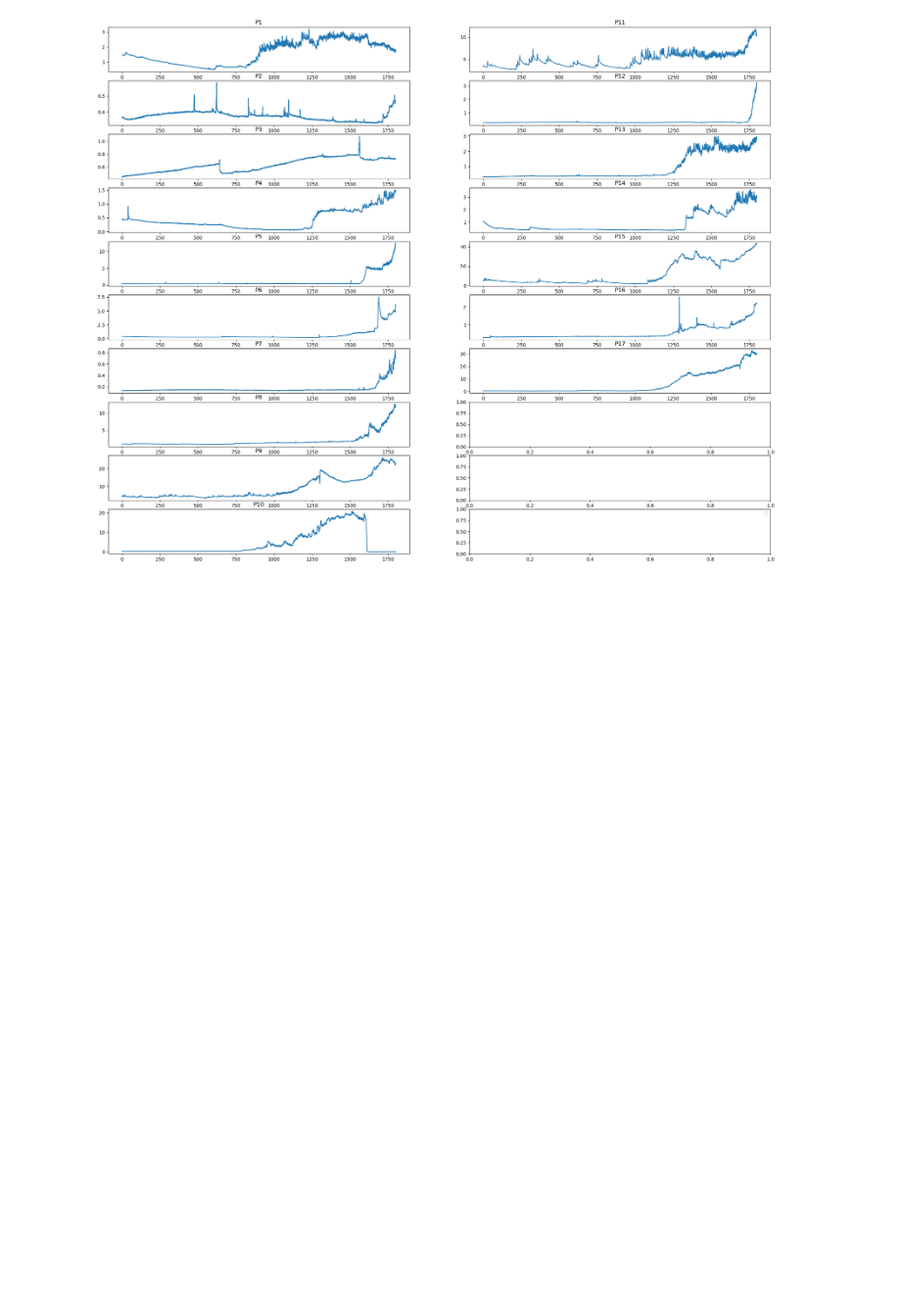
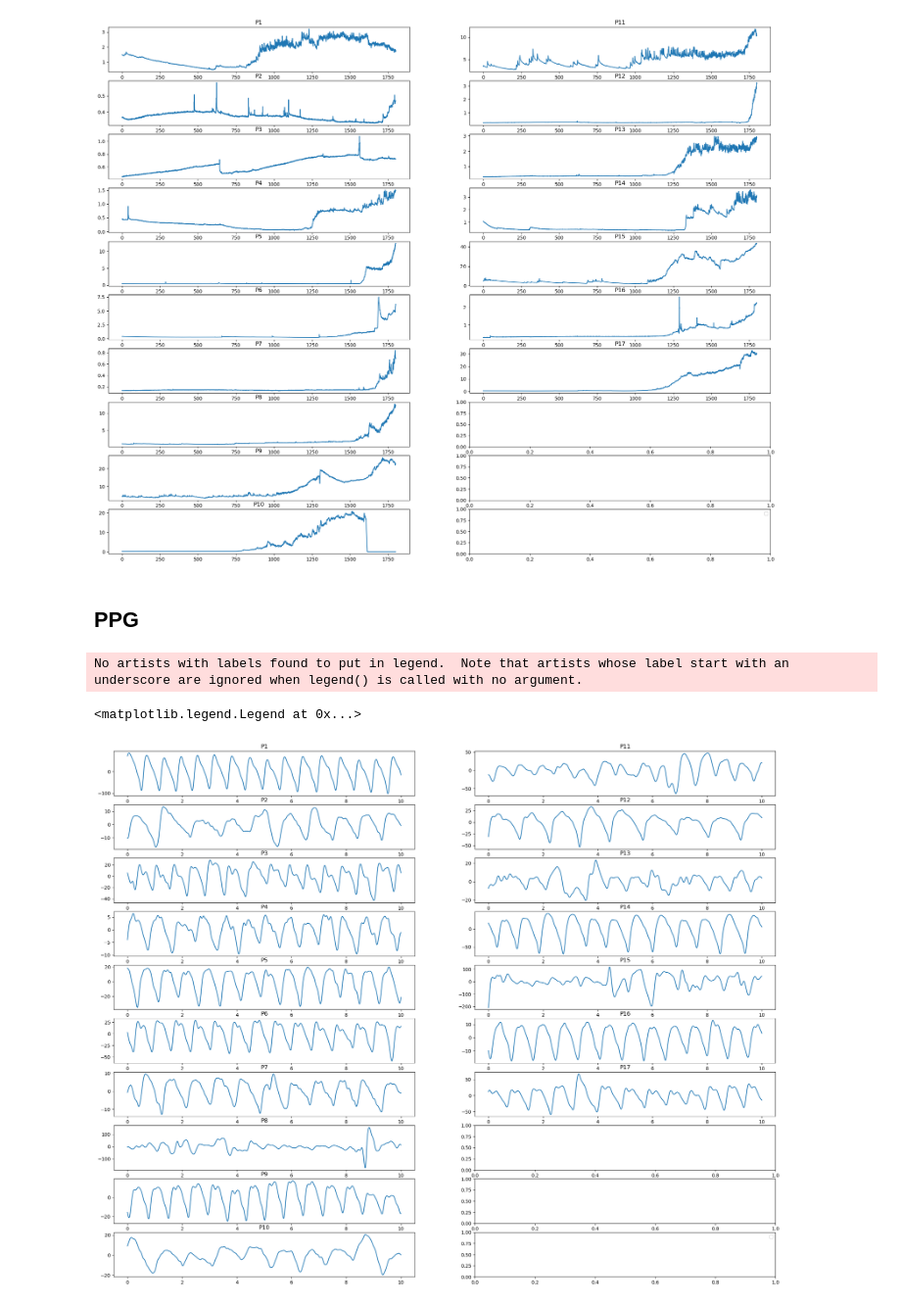
Before and after one commit to Abrar74774/weee-dataset-project, a Jupyter notebook: eda.ipynb, the cells around one changed output. Shown at 98% size. Cells and saved outputs as stored; diff of their text form; code cells hidden in the pictures; blank space fills up the shorter version.

```diff
--- a/eda.ipynb
+++ b/eda.ipynb
@@ -68,12 +62,0 @@ def find_index_in_dataframe(text_file, dataframe, Hz):
-# %%
-path = "./dataset/P*/E4/EDA.csv"
-eda_all = []
-for filename in glob.glob(path):
-    eda_all.append(pd.read_csv(filename))
-
-text_path = "./dataset/P*/VO2/Details.txt"
-time_i_all = []
-for i, filename in enumerate(glob.glob(text_path)):
-    time_i_all.append(find_index_in_dataframe(filename, eda_all[i], 4))
-
-print(time_i_all)
@@ -109,3 +146,31 @@ plt.legend(loc='best')
 No artists with labels found to put in legend.  Note that artists whose label start with an underscore are ignored when legend() is called with no argument.
 <matplotlib.legend.Legend at 0x...>
 [figure]
+# %% [markdown]
+## PPG
+# %%
+figure, axis = plt.subplots(10, 2)
+for i, ppg_raw in enumerate(ppg_all): # 7 and 14 prob
+    total_sec = 10#800
+    sample_rate = 64
+    start_index = time_i_all_ppg[i] + 1500
+    end_index = start_index + (total_sec * sample_rate) #1800 * sample_rate) # 30 mins
+    ppg_signal = ppg_raw.iloc[start_index:end_index, 0]
+    # # ppg_signal = nk.ecg_clean(ppg_signal, sampling_rate=sample_rate, method='biosppy')
+    # signals, info = nk.ecg_process(ppg_signal, sampling_rate=sample_rate, method='neurokit') # (default): 0.5 Hz high-pass butterworth filter (order = 5), followed by powerline filtering (see signal_filter()). By default, powerline = 50
+
+    # # Visualize
+    # Full signal
+    # axis[i if i < 10 else i - 10,0 if i < 10 else 1].plot(numpy.linspace(0, len(ppg_signal) / 4, len(ppg_signal)), ppg_signal, label='original')
+
+    # 30 min signal
+    axis[i if i < 10 else i - 10,0 if i < 10 else 1].plot(numpy.linspace(0, total_sec, total_sec * sample_rate), ppg_signal, label='original')
+
+    # Set title of each subplot
+    axis[i if i < 10 else i - 10,0 if i < 10 else 1].set_title('P' + str(i + 1))
+    # axis[i].set_title('ecg ' + str(i))
+plt.legend(loc='best')
+# %% [output]
+No artists with labels found to put in legend.  Note that artists whose label start with an underscore are ignored when legend() is called with no argument.
+<matplotlib.legend.Legend at 0x...>
+[figure, added]
```
Also changed, not shown: parts of 11 cells of this notebook, 1 other file.
